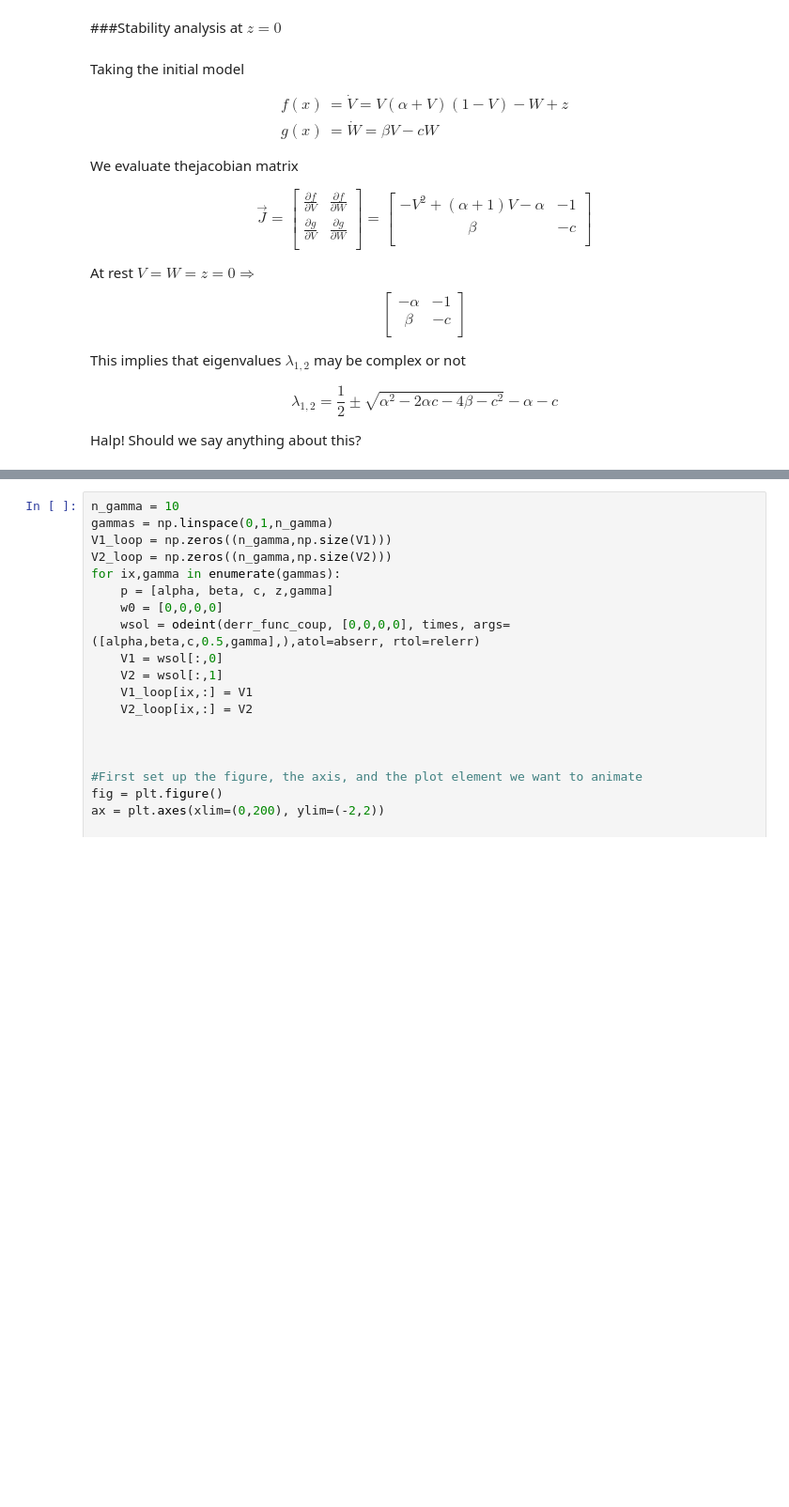
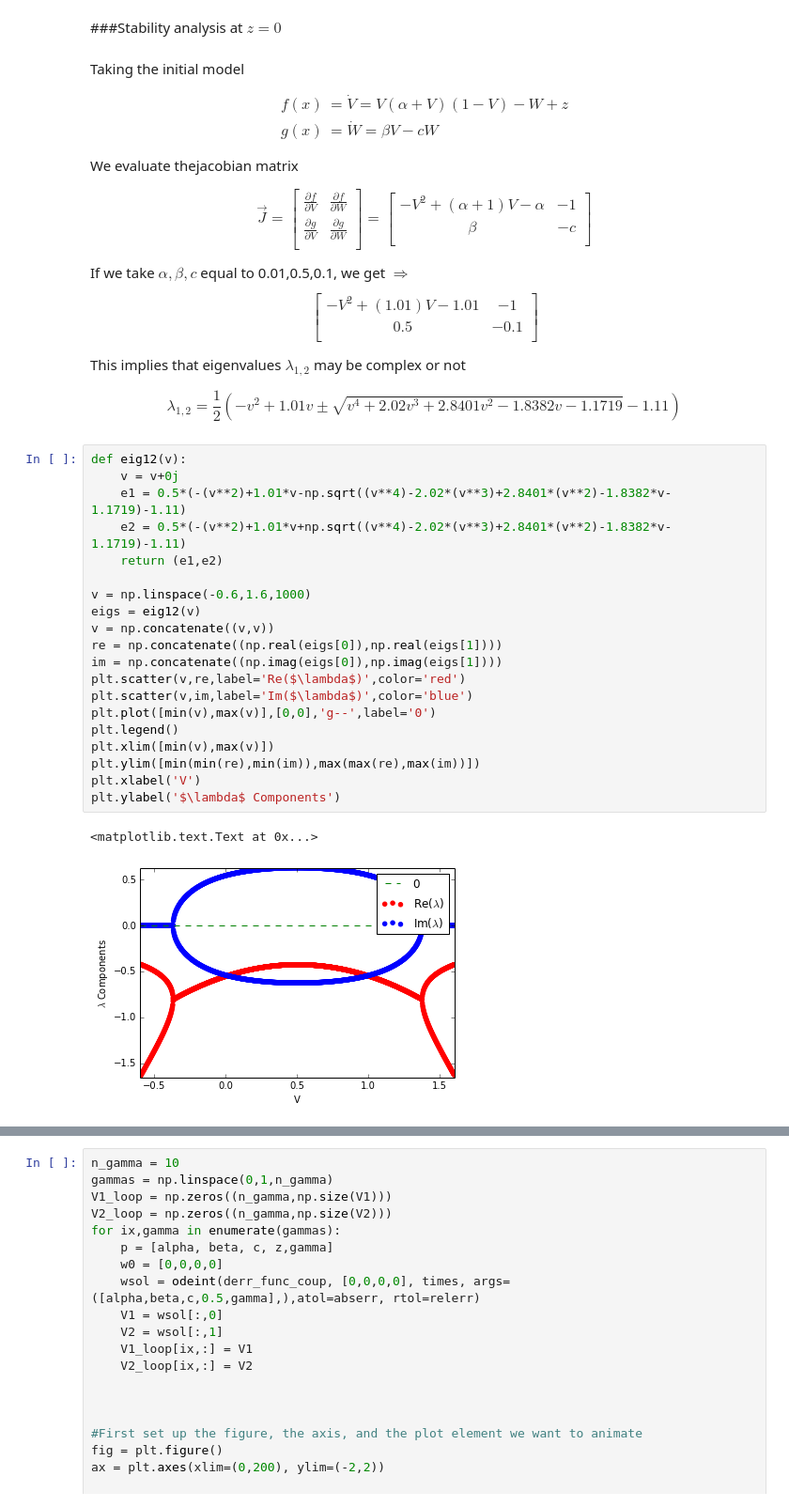
Before and after one commit to aaronshifman/modeling_final, a Jupyter notebook: ipynb/python model - isolated.ipynb, the cells around one changed output, grey strips where cells are left out. Shown at 94% size. Saved outputs shown, nothing was run; the diff lists cells and outputs as text; blank space fills up the shorter version.

```diff
--- a/ipynb/python model - isolated.ipynb
+++ b/ipynb/python model - isolated.ipynb
@@ -158,18 +163,39 @@ $$
 \end{bmatrix}
 $$
 
-At rest $V=W=z=0 \Rightarrow $
+If we take $\alpha,\beta,c$ equal to 0.01,0.5,0.1, we get $\Rightarrow $
 $$
 \begin{bmatrix}
-    -\alpha & -1 \\
-    \beta & -c \\
+    -V^2+(1.01)V-1.01 & -1 \\
+    0.5 & -0.1 \\
 \end{bmatrix}
 $$
 
 This implies that eigenvalues $\lambda_{1,2}$ may be complex or not
 
 $$
-\lambda_{1,2} = \frac{1}{2} \pm \sqrt{\alpha^2 -2\alpha c -4\beta -c^2}-\alpha-c
+\lambda_{1,2} = \frac{1}{2} (-v^2+1.01v \pm \sqrt{v^4+2.02v^3+2.8401v^2-1.8382v-1.1719}-1.11)
 $$
-
-Halp! Should we say anything about this?
+# %%
+def eig12(v):
+    v = v+0j
+    e1 = 0.5*(-(v**2)+1.01*v-np.sqrt((v**4)-2.02*(v**3)+2.8401*(v**2)-1.8382*v-1.1719)-1.11)
+    e2 = 0.5*(-(v**2)+1.01*v+np.sqrt((v**4)-2.02*(v**3)+2.8401*(v**2)-1.8382*v-1.1719)-1.11)
+    return (e1,e2)
+
+v = np.linspace(-0.6,1.6,1000)
+eigs = eig12(v)
+v = np.concatenate((v,v))
+re = np.concatenate((np.real(eigs[0]),np.real(eigs[1])))
+im = np.concatenate((np.imag(eigs[0]),np.imag(eigs[1])))
+plt.scatter(v,re,label='Re($\lambda$)',color='red')
+plt.scatter(v,im,label='Im($\lambda$)',color='blue')
+plt.plot([min(v),max(v)],[0,0],'g--',label='0')
+plt.legend()
+plt.xlim([min(v),max(v)])
+plt.ylim([min(min(re),min(im)),max(max(re),max(im))])
+plt.xlabel('V')
+plt.ylabel('$\lambda$ Components')
+# %% [output]
+<matplotlib.text.Text at 0x...>
+[figure, added]
```
Also changed, not shown: parts of 11 cells of this notebook.
